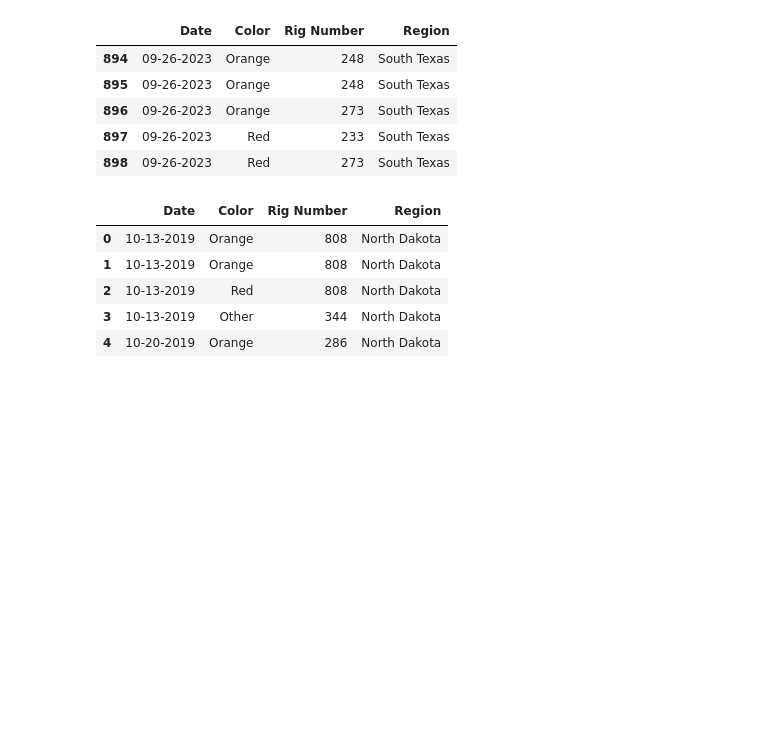
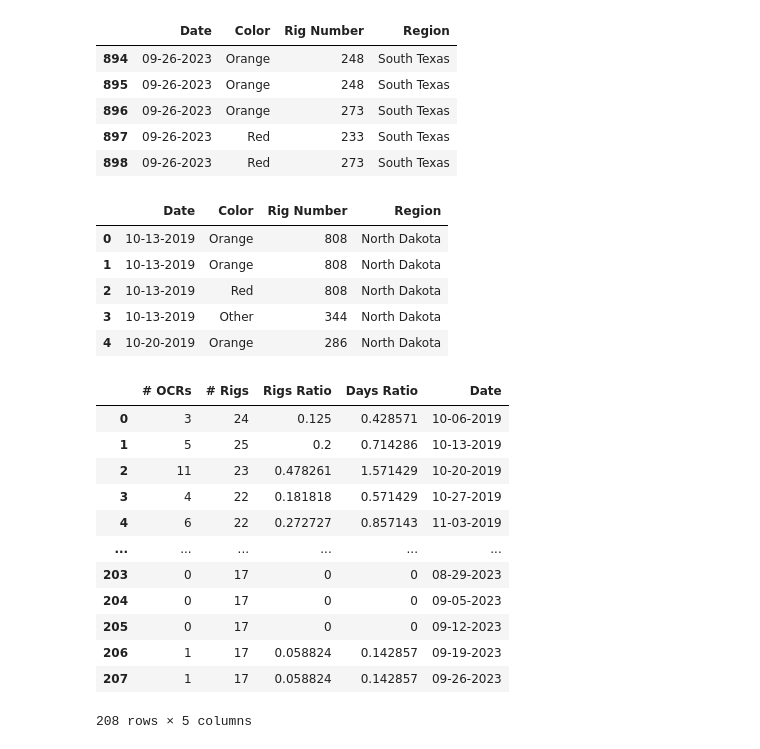
Before and after one commit to ryankracaw/MOC_project, a Jupyter notebook: MOC_cleaning.ipynb, the cells around one changed output. Drawn from its saved outputs; the diff is of its cells as text; code cells hidden in the pictures; blank space fills up the shorter version.

```diff
--- a/MOC_cleaning.ipynb
+++ b/MOC_cleaning.ipynb
@@ -5,7 +5,7 @@ import numpy as np
 # %%
 # Read in the excel sheet
 file_path = "Resources\MOC OCR Submissions Report.xlsx"
-sheet_name = 'STX'
+sheet_name = 'Appalachia'
 df = pd.read_excel(file_path, sheet_name)
 # %%
 # Colloect dates and clean them
@@ -128,3 +128,30 @@ stx_df = pd.read_csv('stx.csv')
 
 combine_df = pd.concat([app_df,midcon_df,nd_df,rockies_df,etx_df,wtx_df,stx_df])
 combine_df.to_csv('master_data.csv', index=False)
+# %%
+rig_info_df = df.iloc[45:50]
+rig_info_df = rig_info_df.T.reset_index()
+rig_info_df = rig_info_df.drop(columns=['index', 46])
+rig_info_df = rig_info_df.rename(columns= {45:'# OCRs', 47:'# Rigs', 48:'Rigs Ratio', 49:'Days Ratio'})
+rig_info_df = rig_info_df.drop(0)
+rig_info_df = rig_info_df.dropna().reset_index()
+rig_info_df = rig_info_df.drop(columns='index')
+new_clean_dates = clean_dates
+new_clean_dates = new_clean_dates[:len(new_clean_dates)-4]
+rig_info_df['Date'] = new_clean_dates
+# %%
+rig_info_df
+# %% [output]
+|  | # OCRs | # Rigs | Rigs Ratio | Days Ratio | Date |
+| 0 | 3 | 24 | 0.125 | 0.428571 | 10-06-2019 |
+| 1 | 5 | 25 | 0.2 | 0.714286 | 10-13-2019 |
+| 2 | 11 | 23 | 0.478261 | 1.571429 | 10-20-2019 |
+| 3 | 4 | 22 | 0.181818 | 0.571429 | 10-27-2019 |
+| 4 | 6 | 22 | 0.272727 | 0.857143 | 11-03-2019 |
+| ... | ... | ... | ... | ... | ... |
+| 203 | 0 | 17 | 0 | 0 | 08-29-2023 |
+| 204 | 0 | 17 | 0 | 0 | 09-05-2023 |
+| 205 | 0 | 17 | 0 | 0 | 09-12-2023 |
+| 206 | 1 | 17 | 0.058824 | 0.142857 | 09-19-2023 |
+| 207 | 1 | 17 | 0.058824 | 0.142857 | 09-26-2023 |
+208 rows × 5 columns
```
Also changed, not shown: parts of 1 cell of this notebook, 5 other files.
